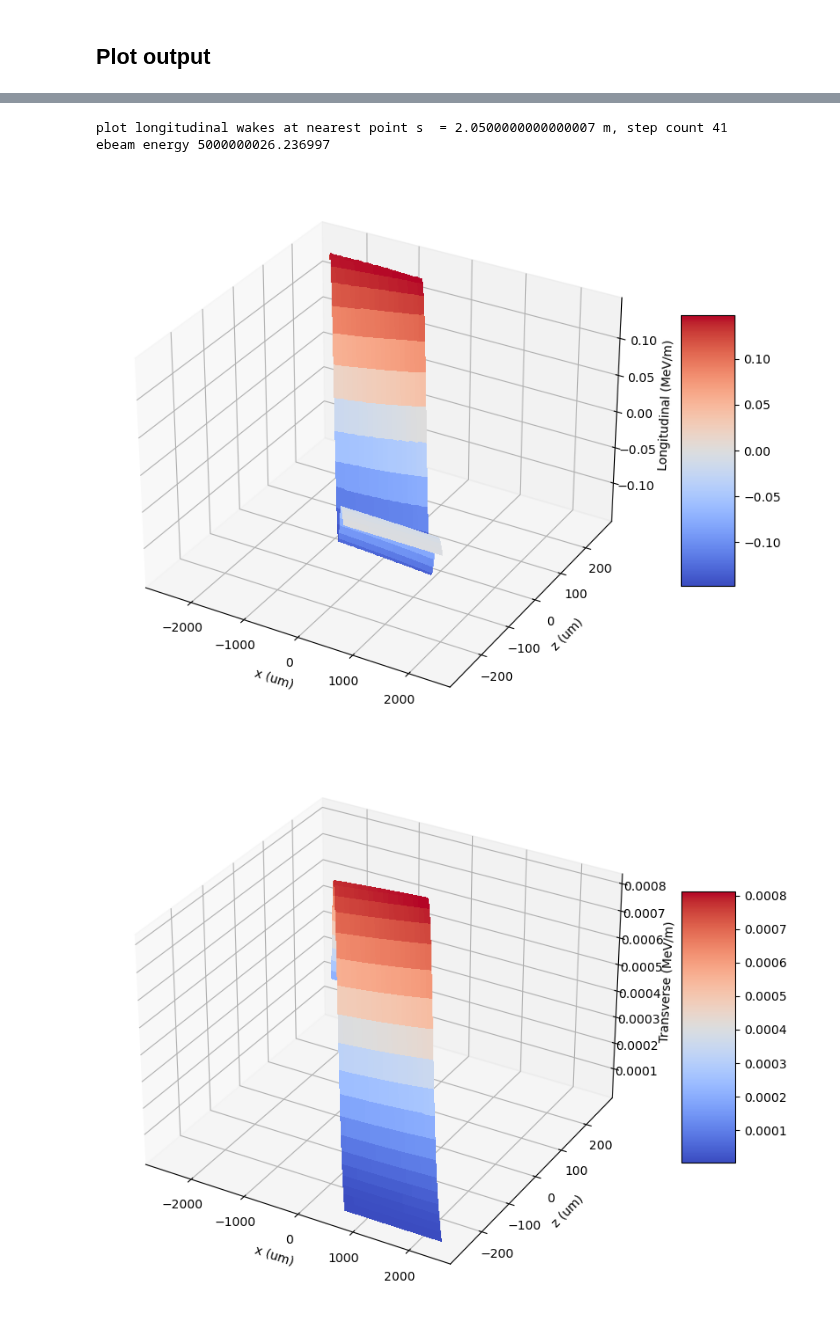
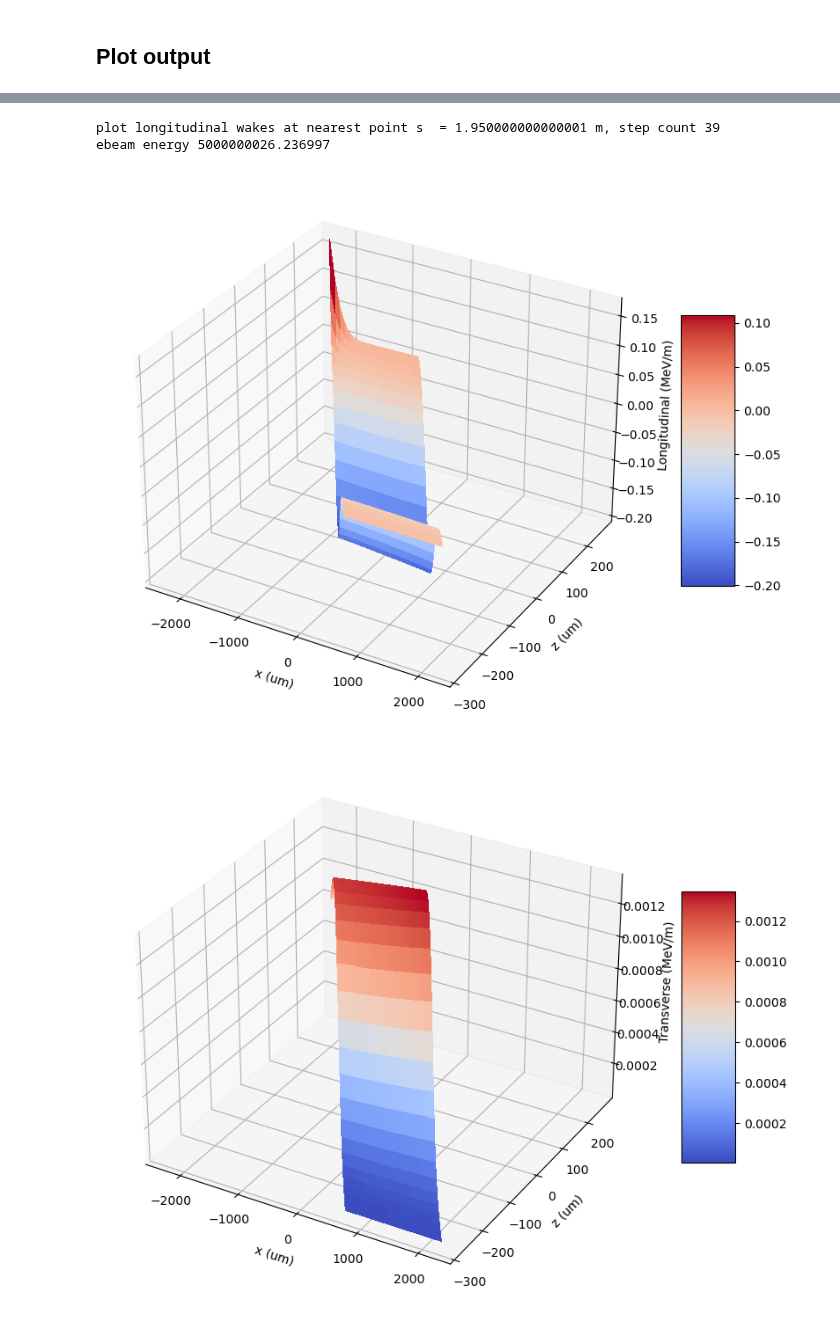
Before and after one commit to slaclab/pyDFCSR, a Jupyter notebook: pyDFCSR_2D/example.ipynb, the cells around one changed output, grey strips where cells are left out. Cells and saved outputs as stored; diff of their text form; code cells hidden in the pictures.

```diff
--- a/pyDFCSR_2D/example.ipynb
+++ b/pyDFCSR_2D/example.ipynb
@@ -47,7 +47,7 @@ operable program or batch file.
 # %%
 from plot_from_output import DFCSR_postprocessor
 
-DFplot = DFCSR_postprocessor(run_name = 'chirp-2024-04-11T22_40_32-07_00',
+DFplot = DFCSR_postprocessor(run_name = 'chirp-2024-04-13T21_42_26-07_00',
                              work_dir = './output')
 # %%
 # Plot beam size along the lattice
@@ -57,10 +57,10 @@ DFplot.plot_stats(key = 'sigZ')
 # %%
-DFplot.plot_wakes(s = 2.4)
+DFplot.plot_wakes(s = 2.0)
 # %% [output]
-plot longitudinal wakes at nearest point s  = 2.0500000000000007 m, step count 41
+plot longitudinal wakes at nearest point s  = 1.950000000000001 m, step count 39
 ebeam energy 5000000026.236997
-[figure, old version]
+[figure, new version]
-[figure, old version]
+[figure, new version]
 # %%
 DFplot.plot_particles(s = 0.6, xkey = 'z', ykey = 'x')
 # %% [output]
```
Also changed, not shown: parts of 4 cells of this notebook, 5 other files.
